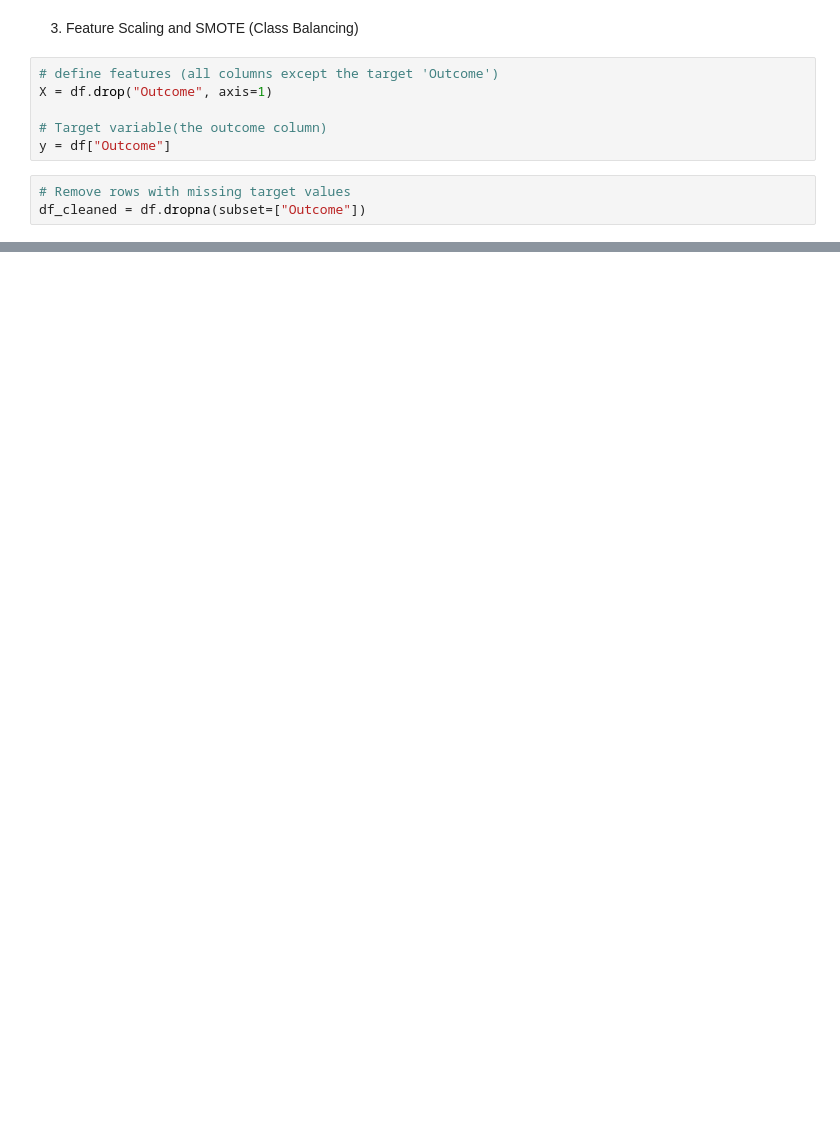
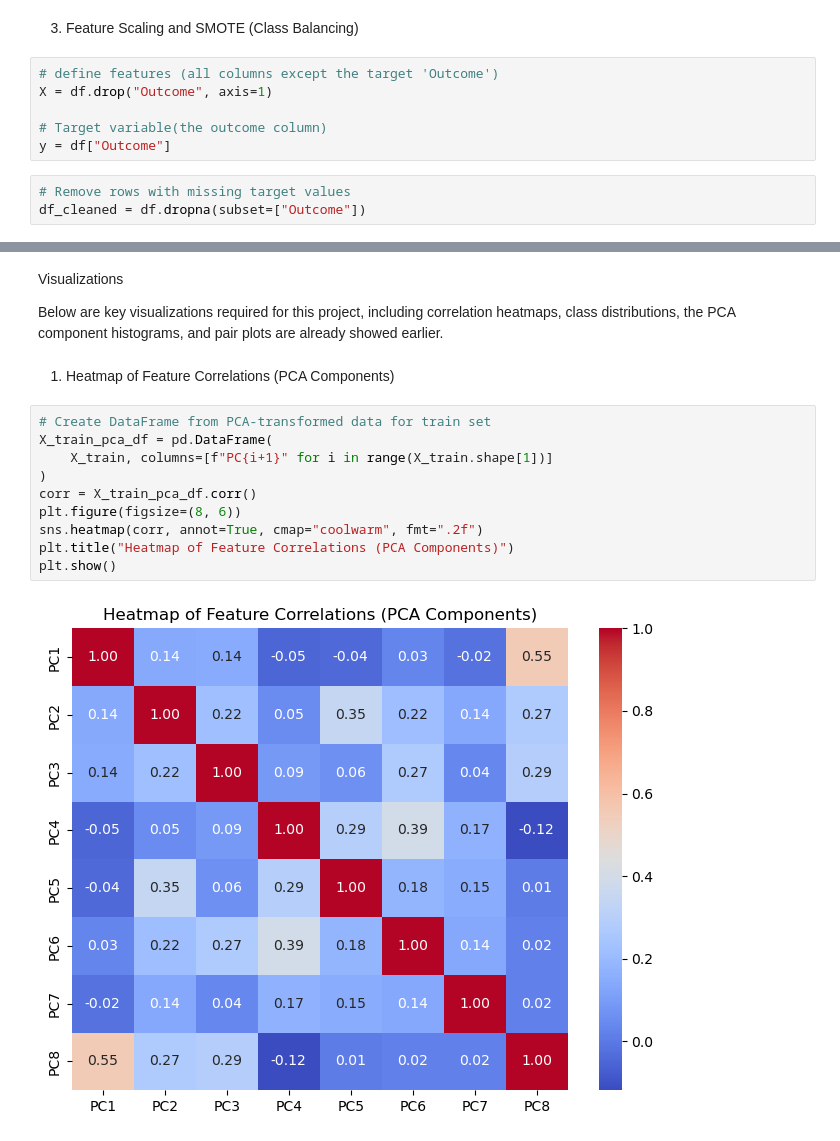
Before and after one commit to abduyea/Diabetes_Classification, a Jupyter notebook: Diabetes_Classification/diabetes_cassification.ipynb, the cells around one changed output, grey strips where cells are left out. Cells and saved outputs as stored; diff of their text form; blank space fills up the shorter version.

```diff
--- a/Diabetes_Classification/diabetes_cassification.ipynb
+++ b/Diabetes_Classification/diabetes_cassification.ipynb
@@ -399,0 +418,19 @@ plt.show()
+# %% [markdown]
+
+Visualizations
+
+ Below are key visualizations required for this project, including correlation heatmaps, class distributions, the PCA component histograms, and pair plots are already showed earlier.
+# %% [markdown]
+1. Heatmap of Feature Correlations (PCA Components)
+# %%
+# Create DataFrame from PCA-transformed data for train set
+X_train_pca_df = pd.DataFrame(
+    X_train, columns=[f"PC{i+1}" for i in range(X_train.shape[1])]
+)
+corr = X_train_pca_df.corr()
+plt.figure(figsize=(8, 6))
+sns.heatmap(corr, annot=True, cmap="coolwarm", fmt=".2f")
+plt.title("Heatmap of Feature Correlations (PCA Components)")
+plt.show()
+# %% [output]
+[figure, added]
```
Also changed, not shown: parts of 42 cells of this notebook, 4 other files.
